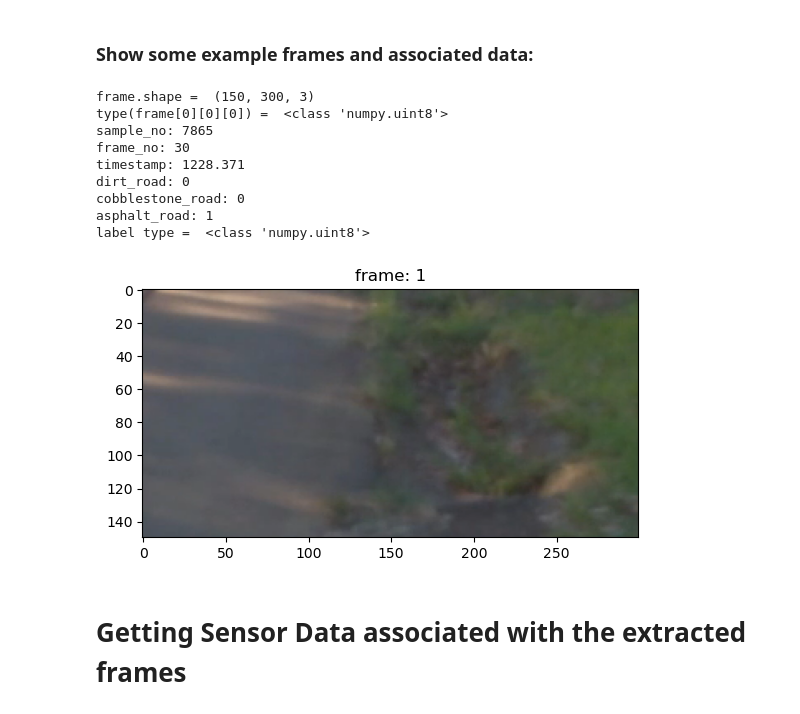
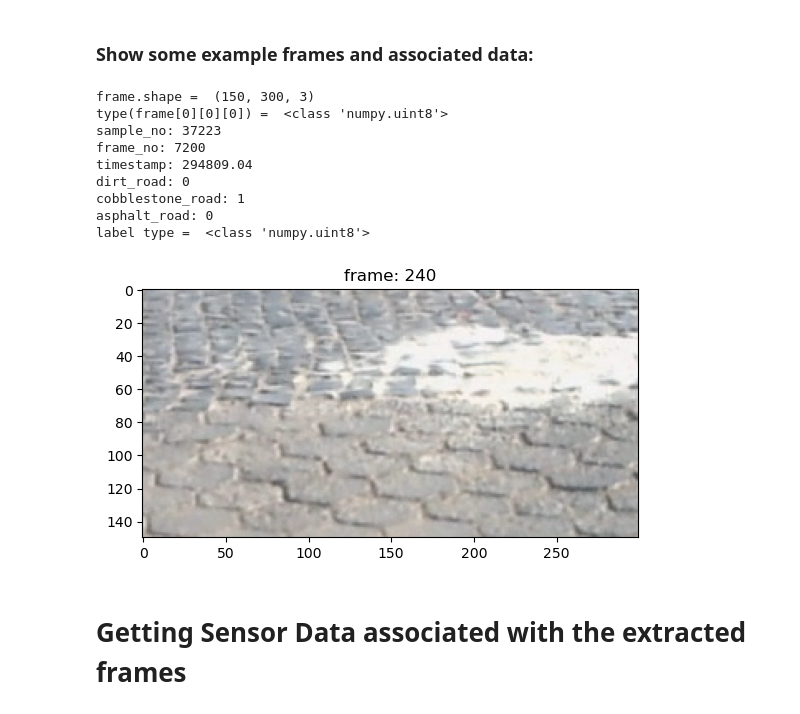
Before and after one commit to mx956/EECE568_ML_PVS_Project, a Jupyter notebook: Road_Surface_Type_Classification/road_classification_Matt.ipynb, the cells around one changed output. Drawn from its saved outputs; the diff is of its cells as text; code cells hidden in the pictures.

```diff
--- a/Road_Surface_Type_Classification/road_classification_Matt.ipynb
+++ b/Road_Surface_Type_Classification/road_classification_Matt.ipynb
@@ -324,33 +331,33 @@ dict_keys(['sample_no', 'frame_no', 'timestamp', 'frame', 'label'])
 # %%
 # show some sample frames extracted randomly from dataset, show according labels and past 5 data samples
 which_dataset = DATASETS_TO_LOAD[0]
-display_frame_index = 1
+display_frame_index = 240
 frame = datasets[f'pvs_{which_dataset}']['sampled_video']['frame'][display_frame_index]
 print("frame.shape = ", frame.shape)
 print("type(frame[0][0][0]) = ", type(frame[0][0][0]))
 
 plt.figure()
 plt.imshow(frame)
 plt.title(f"frame: {display_frame_index}")
 
 print(f"sample_no: {datasets[f'pvs_{which_dataset}']['sampled_video']['sample_no'][display_frame_index]}")
 print(f"frame_no: {datasets[f'pvs_{which_dataset}']['sampled_video']['frame_no'][display_frame_index]}")
 print(f"timestamp: {datasets[f'pvs_{which_dataset}']['sampled_video']['timestamp'][display_frame_index]}")
 print(f"dirt_road: {datasets[f'pvs_{which_dataset}']['sampled_video']['label'][display_frame_index][data_class_labels.index('dirt_road')]}")
 print(f"cobblestone_road: {datasets[f'pvs_{which_dataset}']['sampled_video']['label'][display_frame_index][data_class_labels.index('cobblestone_road')]}")
 print(f"asphalt_road: {datasets[f'pvs_{which_dataset}']['sampled_video']['label'][display_frame_index][data_class_labels.index('asphalt_road')]}")
 print("label type = ", type(datasets[f'pvs_{which_dataset}']['sampled_video']['label'][display_frame_index][data_class_labels.index('dirt_road')]))
 # %% [output]
 frame.shape =  (150, 300, 3)
 type(frame[0][0][0]) =  <class 'numpy.uint8'>
-sample_no: 7865
-frame_no: 30
-timestamp: 1228.371
+sample_no: 37223
+frame_no: 7200
+timestamp: 294809.04
 dirt_road: 0
-cobblestone_road: 0
-asphalt_road: 1
+cobblestone_road: 1
+asphalt_road: 0
 label type =  <class 'numpy.uint8'>
-[figure, old version]
+[figure, new version]
 # %% [markdown]
 # Getting Sensor Data associated with the extracted frames
 # %%
```
Also changed, not shown: parts of 24 cells of this notebook, 1 other file.
